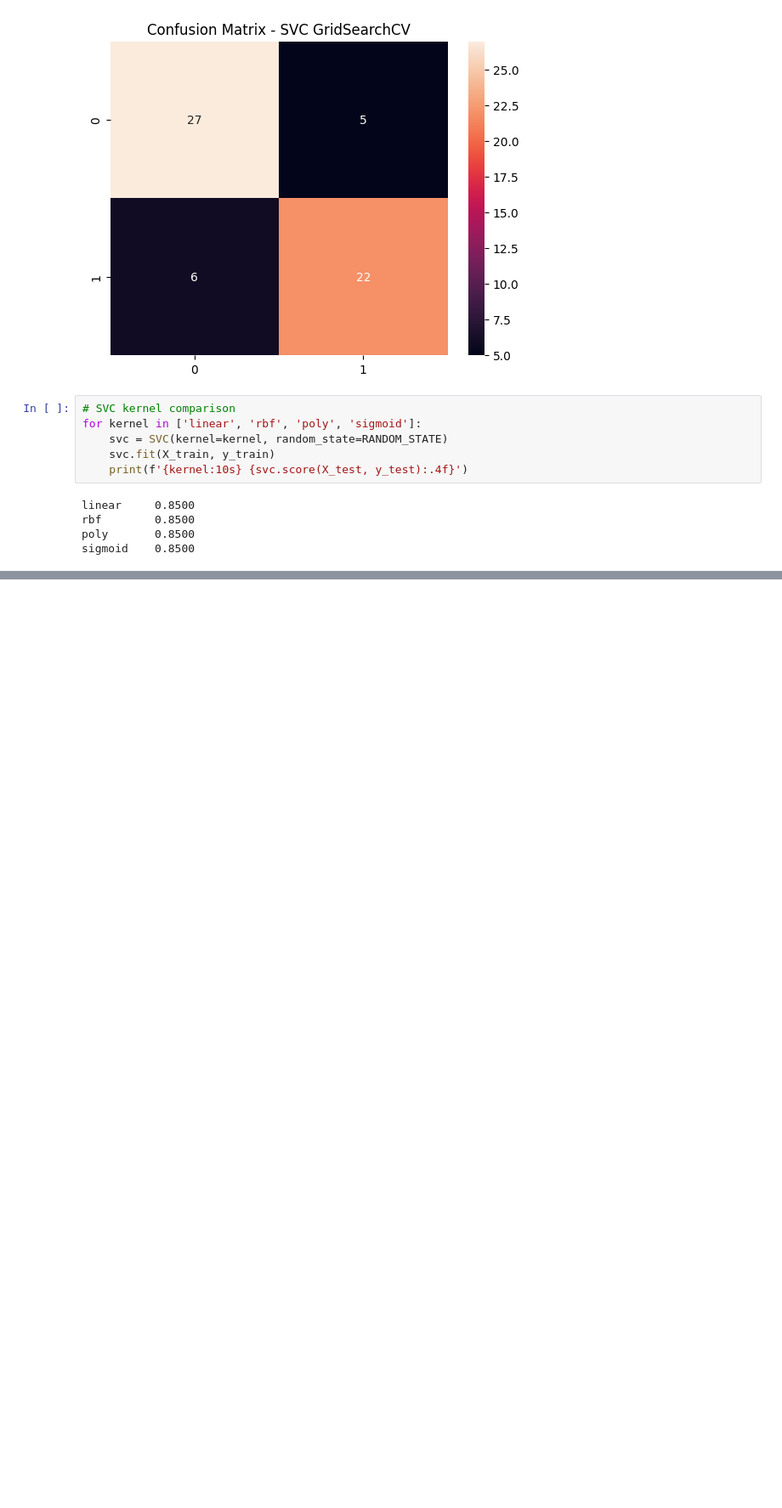
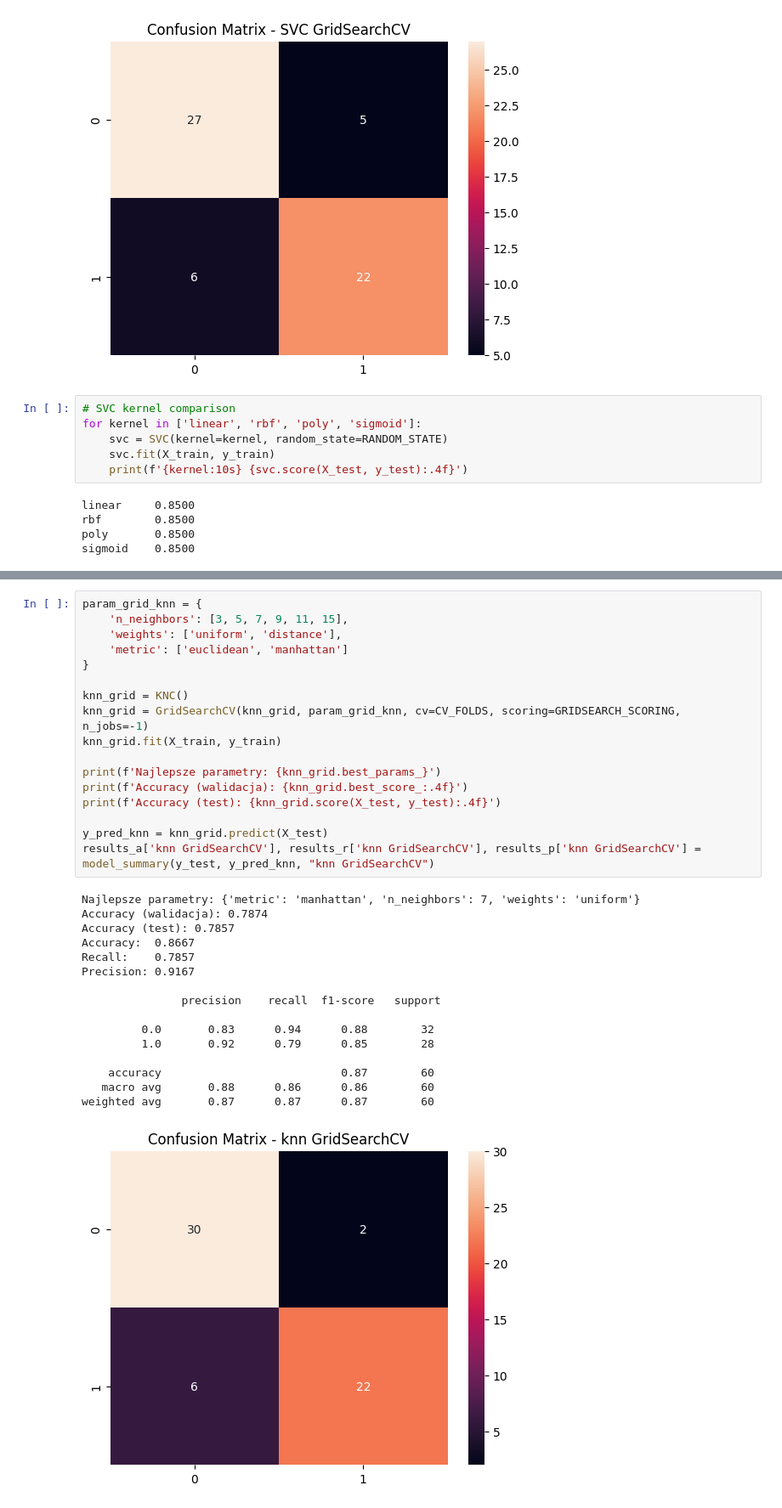
Before and after one commit to PogchampMuffin3/heart-disease-classification, a Jupyter notebook: heart_disease_classification.ipynb, the cells around one changed output, grey strips where cells are left out. Shown at 85% size. Drawn from its saved outputs; the diff is of its cells as text; blank space fills up the shorter version.

```diff
--- a/heart_disease_classification.ipynb
+++ b/heart_disease_classification.ipynb
@@ -371,0 +396,34 @@ sigmoid    0.8500
+# %%
+param_grid_knn = {
+    'n_neighbors': [3, 5, 7, 9, 11, 15],
+    'weights': ['uniform', 'distance'],
+    'metric': ['euclidean', 'manhattan']
+}
+
+knn_grid = KNC()
+knn_grid = GridSearchCV(knn_grid, param_grid_knn, cv=CV_FOLDS, scoring=GRIDSEARCH_SCORING, n_jobs=-1)
+knn_grid.fit(X_train, y_train)
+
+print(f'Najlepsze parametry: {knn_grid.best_params_}')
+print(f'Accuracy (walidacja): {knn_grid.best_score_:.4f}')
+print(f'Accuracy (test): {knn_grid.score(X_test, y_test):.4f}')
+
+y_pred_knn = knn_grid.predict(X_test)
+results_a['knn GridSearchCV'], results_r['knn GridSearchCV'], results_p['knn GridSearchCV'] = model_summary(y_test, y_pred_knn, "knn GridSearchCV")
+# %% [output]
+Najlepsze parametry: {'metric': 'manhattan', 'n_neighbors': 7, 'weights': 'uniform'}
+Accuracy (walidacja): 0.7874
+Accuracy (test): 0.7857
+Accuracy:  0.8667
+Recall:    0.7857
+Precision: 0.9167
+
+               precision    recall  f1-score   support
+
+         0.0       0.83      0.94      0.88        32
+         1.0       0.92      0.79      0.85        28
+
+    accuracy                           0.87        60
+   macro avg       0.88      0.86      0.86        60
+weighted avg       0.87      0.87      0.87        60
+[figure, added]
```
Also changed, not shown: parts of 23 cells of this notebook.
